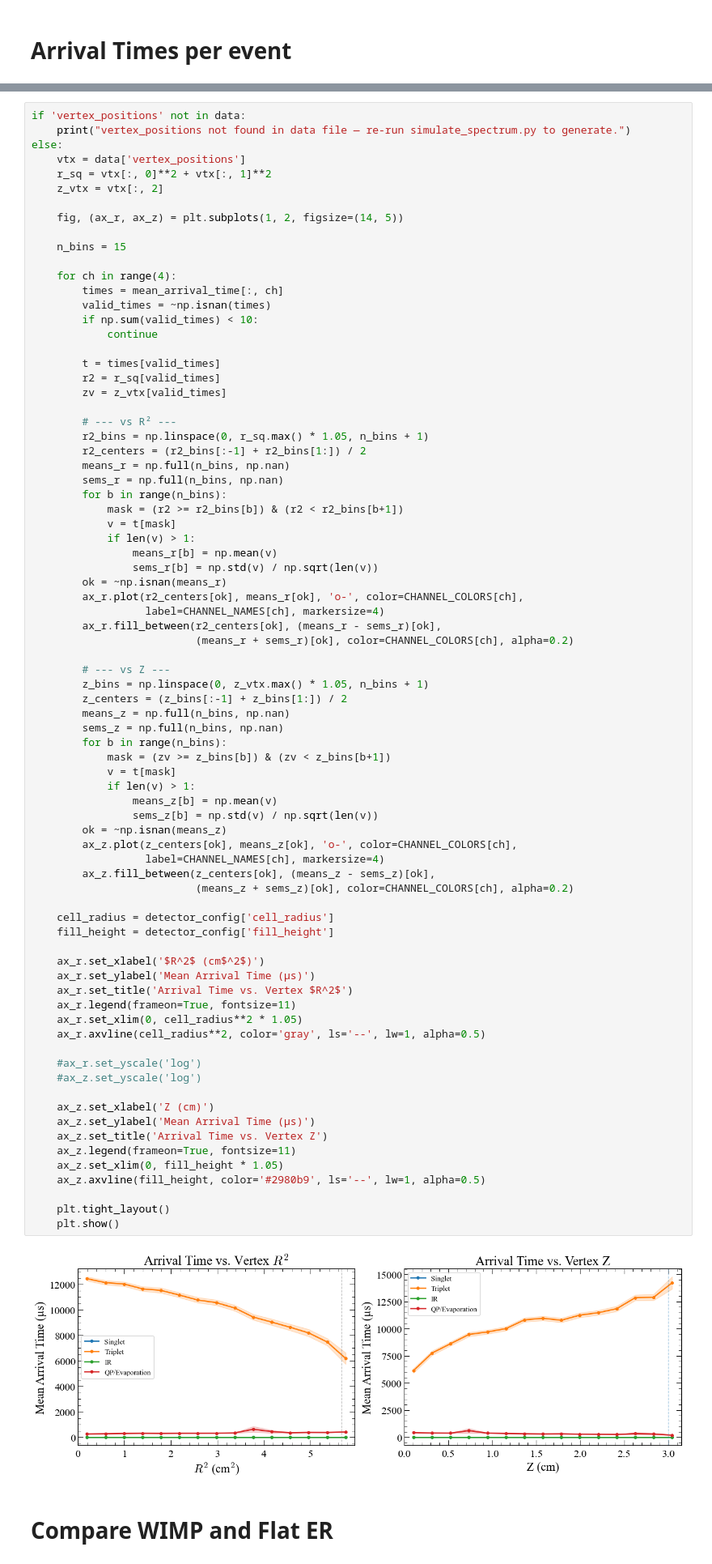
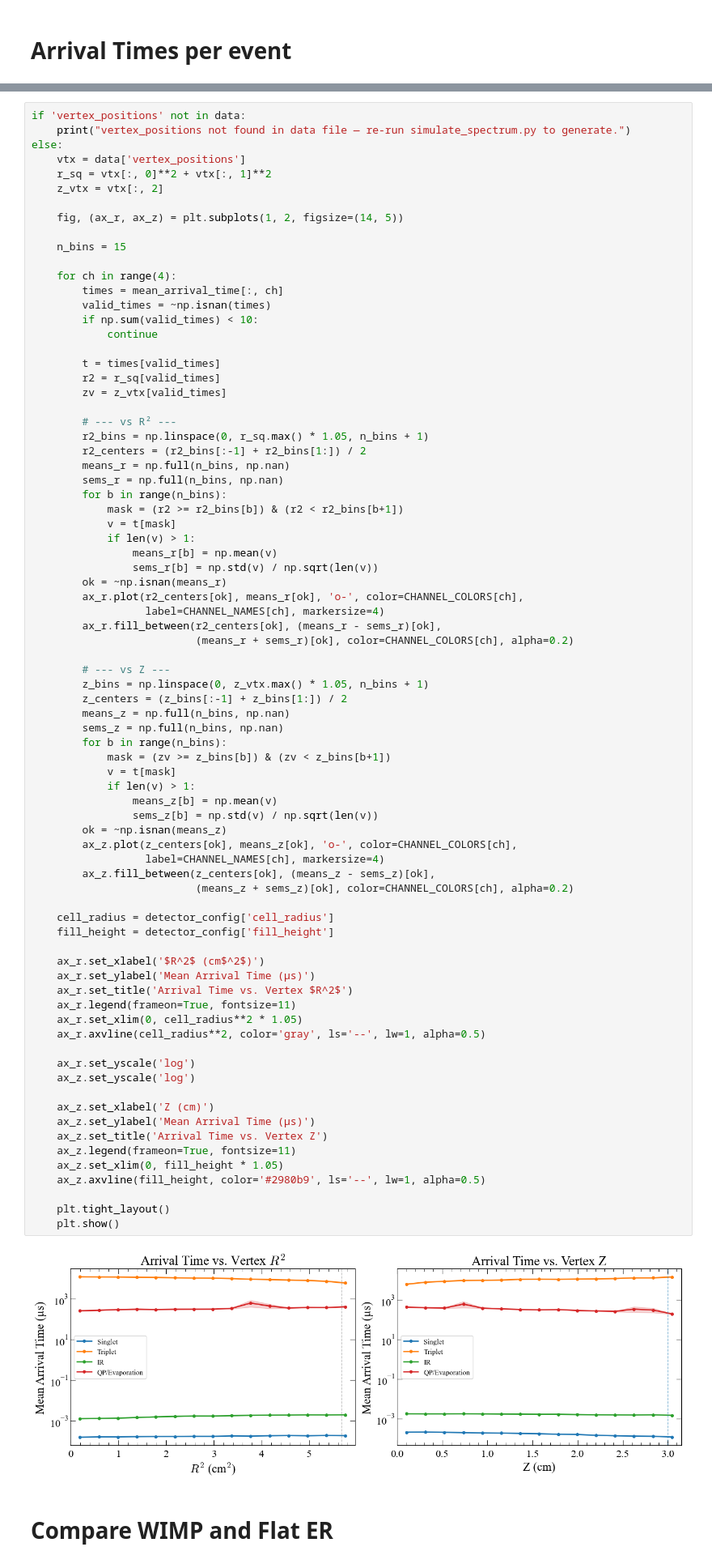
Before and after one commit to spice-herald/HeRM, a Jupyter notebook: Example_notebooks/Channel_Signal_Distributions.ipynb, the cells around one changed output, grey strips where cells are left out. Shown at 81% size. Drawn from its saved outputs; the diff is of its cells as text.

```diff
--- a/Example_notebooks/Channel_Signal_Distributions.ipynb
+++ b/Example_notebooks/Channel_Signal_Distributions.ipynb
@@ -751,36 +751,36 @@ else:
             if len(v) > 1:
                 means_z[b] = np.mean(v)
                 sems_z[b] = np.std(v) / np.sqrt(len(v))
         ok = ~np.isnan(means_z)
         ax_z.plot(z_centers[ok], means_z[ok], 'o-', color=CHANNEL_COLORS[ch],
                   label=CHANNEL_NAMES[ch], markersize=4)
         ax_z.fill_between(z_centers[ok], (means_z - sems_z)[ok],
                           (means_z + sems_z)[ok], color=CHANNEL_COLORS[ch], alpha=0.2)
 
     cell_radius = detector_config['cell_radius']
     fill_height = detector_config['fill_height']
 
     ax_r.set_xlabel('$R^2$ (cm$^2$)')
     ax_r.set_ylabel('Mean Arrival Time (µs)')
     ax_r.set_title('Arrival Time vs. Vertex $R^2$')
     ax_r.legend(frameon=True, fontsize=11)
     ax_r.set_xlim(0, cell_radius**2 * 1.05)
     ax_r.axvline(cell_radius**2, color='gray', ls='--', lw=1, alpha=0.5)
 
-    #ax_r.set_yscale('log')
-    #ax_z.set_yscale('log')
+    ax_r.set_yscale('log')
+    ax_z.set_yscale('log')
 
     ax_z.set_xlabel('Z (cm)')
     ax_z.set_ylabel('Mean Arrival Time (µs)')
     ax_z.set_title('Arrival Time vs. Vertex Z')
     ax_z.legend(frameon=True, fontsize=11)
     ax_z.set_xlim(0, fill_height * 1.05)
     ax_z.axvline(fill_height, color='#2980b9', ls='--', lw=1, alpha=0.5)
 
     plt.tight_layout()
     plt.show()
 # %% [output]
-[figure, old version]
+[figure, new version]
 # %% [markdown]
 # Compare WIMP and Flat ER
 # %%
```
Also changed, not shown: 1 other file.
